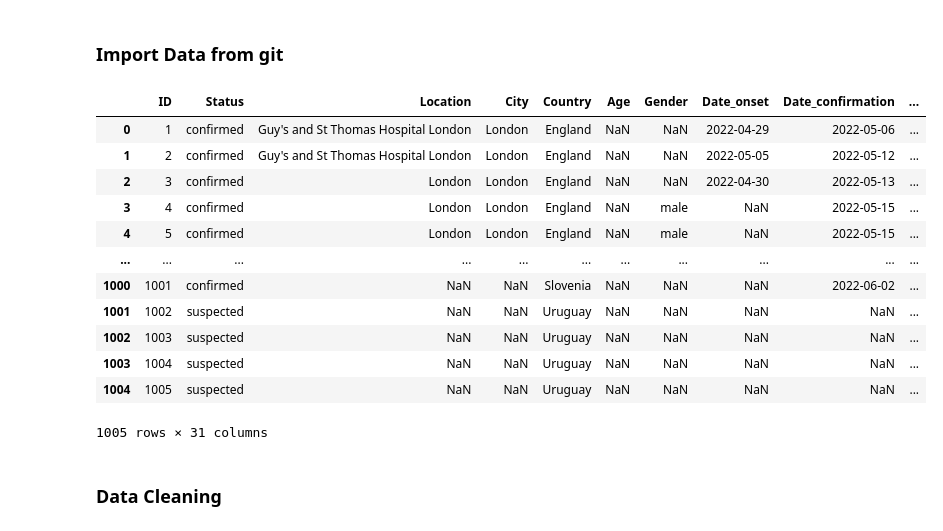
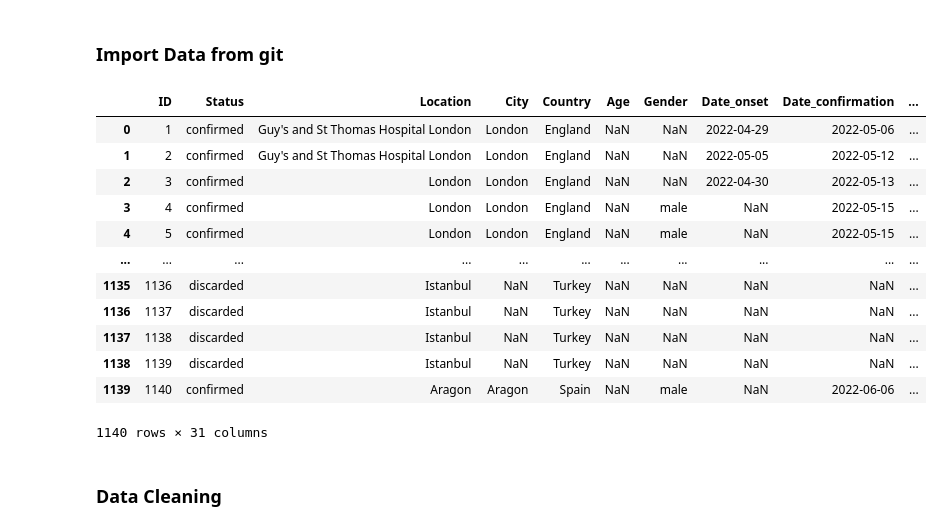
Before and after one commit to Twe-Maker/MonkeyPox, a Jupyter notebook: Script.ipynb, the cells around one changed output. Cells and saved outputs as stored; diff of their text form; code cells hidden in the pictures.

```diff
--- a/Script.ipynb
+++ b/Script.ipynb
@@ -17,23 +14,23 @@ import missingno as msno
 # %% [markdown]
 ### Import Data from git
 # %%
-# df_import = pd.read_csv('https://raw.githubusercontent.com/globaldothealth/monkeypox/main/latest.csv')
-df_import = pd.read_csv('monkeypox_data.csv')
+df_import = pd.read_csv('https://raw.githubusercontent.com/globaldothealth/monkeypox/main/latest.csv')
+# df_import = pd.read_csv('monkeypox_data.csv')
 df_import
 # %% [output]
 |  | ID | Status | Location | City | Country | Age | Gender | Date_onset | Date_confirmation | ... |
 | 0 | 1 | confirmed | Guy's and St Thomas Hospital London | London | England | NaN | NaN | 2022-04-29 | 2022-05-06 | ... |
 | 1 | 2 | confirmed | Guy's and St Thomas Hospital London | London | England | NaN | NaN | 2022-05-05 | 2022-05-12 | ... |
 | 2 | 3 | confirmed | London | London | England | NaN | NaN | 2022-04-30 | 2022-05-13 | ... |
 | 3 | 4 | confirmed | London | London | England | NaN | male | NaN | 2022-05-15 | ... |
 | 4 | 5 | confirmed | London | London | England | NaN | male | NaN | 2022-05-15 | ... |
 | ... | ... | ... | ... | ... | ... | ... | ... | ... | ... | ... |
-| 1000 | 1001 | confirmed | NaN | NaN | Slovenia | NaN | NaN | NaN | 2022-06-02 | ... |
-| 1001 | 1002 | suspected | NaN | NaN | Uruguay | NaN | NaN | NaN | NaN | ... |
-| 1002 | 1003 | suspected | NaN | NaN | Uruguay | NaN | NaN | NaN | NaN | ... |
-| 1003 | 1004 | suspected | NaN | NaN | Uruguay | NaN | NaN | NaN | NaN | ... |
-| 1004 | 1005 | suspected | NaN | NaN | Uruguay | NaN | NaN | NaN | NaN | ... |
+| 1135 | 1136 | discarded | Istanbul | NaN | Turkey | NaN | NaN | NaN | NaN | ... |
+| 1136 | 1137 | discarded | Istanbul | NaN | Turkey | NaN | NaN | NaN | NaN | ... |
+| 1137 | 1138 | discarded | Istanbul | NaN | Turkey | NaN | NaN | NaN | NaN | ... |
+| 1138 | 1139 | discarded | Istanbul | NaN | Turkey | NaN | NaN | NaN | NaN | ... |
+| 1139 | 1140 | confirmed | Aragon | Aragon | Spain | NaN | male | NaN | 2022-06-06 | ... |
-1005 rows × 31 columns
+1140 rows × 31 columns
 # %% [markdown]
 ### Data Cleaning
 # %%
```
Also changed, not shown: parts of 28 cells of this notebook, 7 other files.
